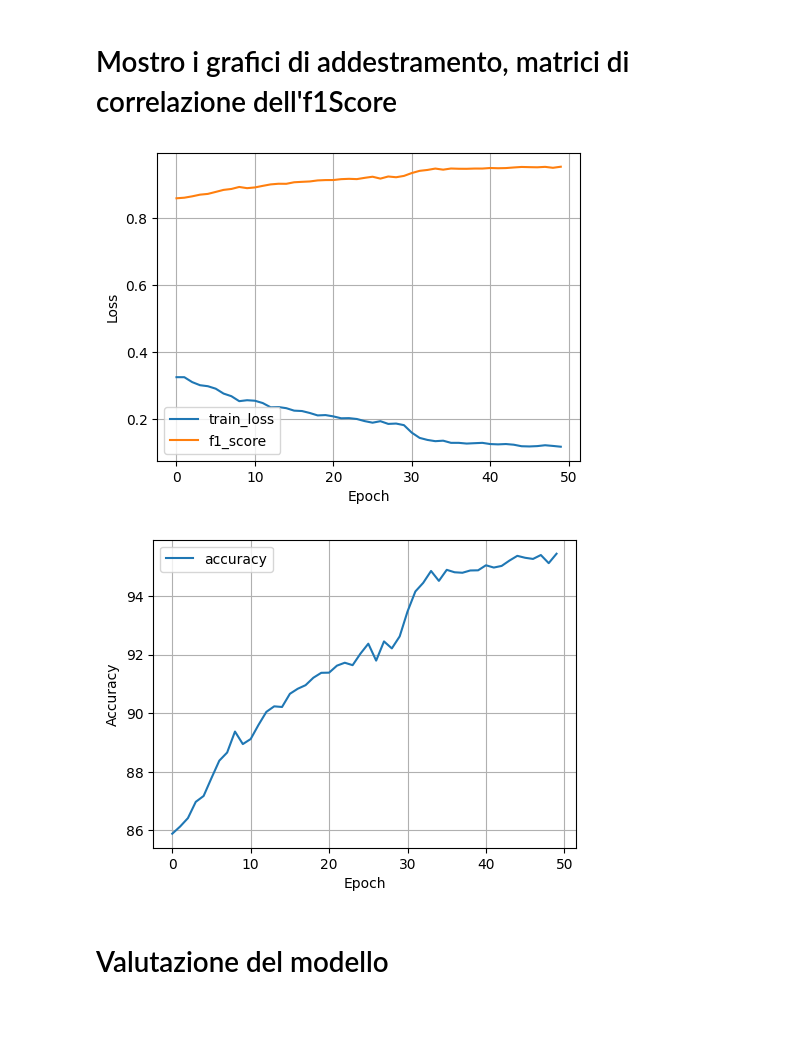
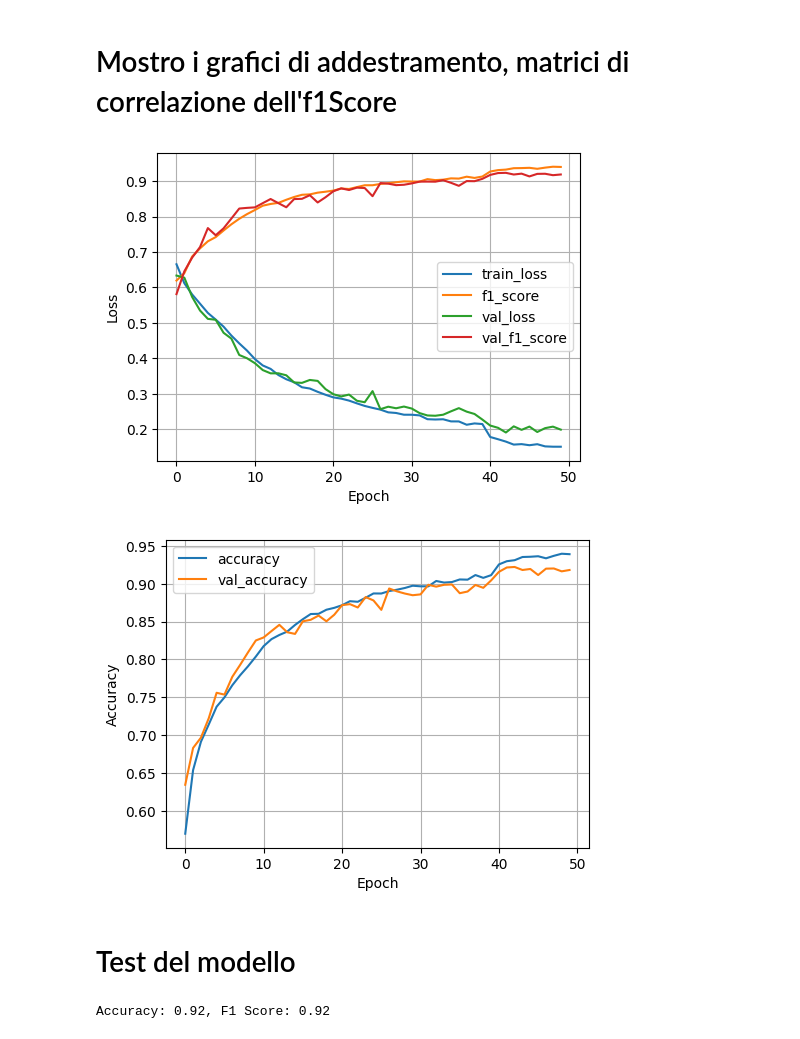
Before and after one commit to ilbonfo/AI-for-images, a Jupyter notebook: Image Classification/Image Classification.ipynb, the cells around one changed output. Saved outputs shown, nothing was run; the diff lists cells and outputs as text; code cells hidden in the pictures.

Commit message:
validation e test

```diff
--- a/Image Classification/Image Classification.ipynb
+++ b/Image Classification/Image Classification.ipynb
@@ -217,24 +239,54 @@ Fine Addestramento
 # %%
 plt.figure(figsize=(12, 4))
 plt.subplot(1, 2, 1)
-plt.plot(loss_plot, label='train_loss')
-plt.plot(f1_plot, label='f1_score')
+plt.plot(train_loss_plot, label='train_loss')
+plt.plot(train_f1_plot, label='f1_score')
+plt.plot(val_loss_plot, label='val_loss')
+plt.plot(val_f1_plot, label='val_f1_score')
 plt.grid()
 plt.legend()
 plt.xlabel('Epoch')
 plt.ylabel('Loss')
 
 plt.figure(figsize=(12, 4))
 plt.subplot(1, 2, 2)
-plt.plot(accuracy_plot, label='accuracy')
+plt.plot(train_accuracy_plot, label='accuracy')
+plt.plot(val_accuracy_plot, label='val_accuracy')
 plt.grid()
 plt.legend()
 plt.xlabel('Epoch')
 plt.ylabel('Accuracy')
 
 plt.show()
 # %% [output]
-[figure, old version]
+[figure, new version]
-[figure, old version]
+[figure, new version]
 # %% [markdown]
-# Valutazione del modello
+# Test del modello
+# %%
+model.eval()
+test_loss = 0.0
+test_all_labels = []
+test_all_predictions = []
+test_loss_plot = []
+test_accuracy_plot = []
+test_f1_plot = []
+
+with torch.no_grad():
+    for i, data in enumerate(test_dataloader, 0):
+        images, labels = data
+        images, labels = images.to(device), labels.to(device).float()
+
+        outputs = model(images).squeeze(1)
+        loss = criterion(outputs, labels)
+        test_loss += loss.item()
+
+        predicted = (outputs > 0.5).float()
+        test_all_labels.extend(labels.cpu().numpy())
+        test_all_predictions.extend(predicted.cpu().numpy())
+
+f1 = f1_score(test_all_labels, test_all_predictions, average='binary')
+accuracy = accuracy_score(test_all_labels, test_all_predictions)
+print(f'Accuracy: {accuracy:.2f}, F1 Score: {f1:.2f}')
+# %% [output]
+Accuracy: 0.92, F1 Score: 0.92
```
Also changed, not shown: parts of 3 cells of this notebook.
